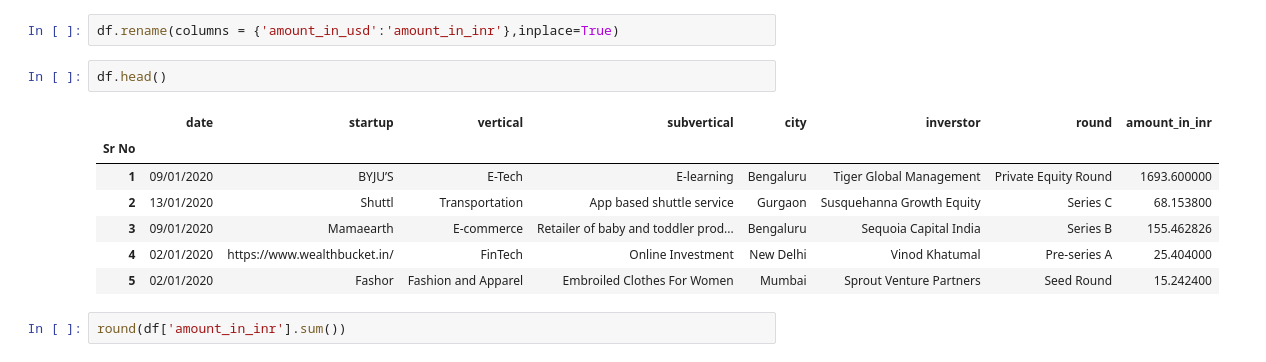
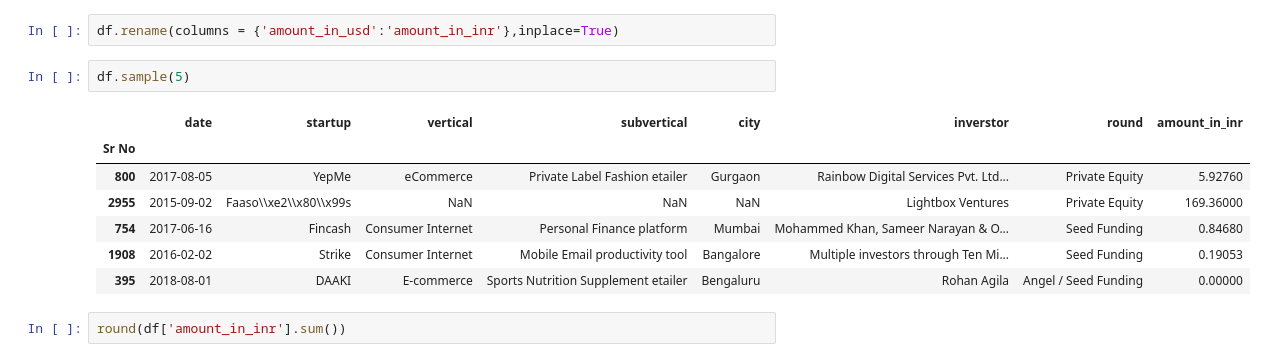
Before and after one commit to Soumyajit71/Indian-Startup-Funding-Analysis, a Jupyter notebook: startup funding analysis.ipynb, the cells around one changed output. Drawn from its saved outputs; the diff is of its cells as text.

```diff
--- a/startup funding analysis.ipynb
+++ b/startup funding analysis.ipynb
@@ -183,15 +183,15 @@ df['amount_in_usd'] = df['amount_in_usd'].apply(to_inr)
 # %%
 df.rename(columns = {'amount_in_usd':'amount_in_inr'},inplace=True)
 # %%
-df.head()
+df.sample(5)
 # %% [output]
 |  | date | startup | vertical | subvertical | city | inverstor | round | amount_in_inr |
 | Sr No |  |  |  |  |  |  |  |  |
-| 1 | 09/01/2020 | BYJU’S | E-Tech | E-learning | Bengaluru | Tiger Global Management | Private Equity Round | 1693.600000 |
-| 2 | 13/01/2020 | Shuttl | Transportation | App based shuttle service | Gurgaon | Susquehanna Growth Equity | Series C | 68.153800 |
-| 3 | 09/01/2020 | Mamaearth | E-commerce | Retailer of baby and toddler prod... | Bengaluru | Sequoia Capital India | Series B | 155.462826 |
-| 4 | 02/01/2020 | https://www.wealthbucket.in/ | FinTech | Online Investment | New Delhi | Vinod Khatumal | Pre-series A | 25.404000 |
-| 5 | 02/01/2020 | Fashor | Fashion and Apparel | Embroiled Clothes For Women | Mumbai | Sprout Venture Partners | Seed Round | 15.242400 |
+| 800 | 2017-08-05 | YepMe | eCommerce | Private Label Fashion etailer | Gurgaon | Rainbow Digital Services Pvt. Ltd... | Private Equity | 5.92760 |
+| 2955 | 2015-09-02 | Faaso\\xe2\\x80\\x99s | NaN | NaN | NaN | Lightbox Ventures | Private Equity | 169.36000 |
+| 754 | 2017-06-16 | Fincash | Consumer Internet | Personal Finance platform | Mumbai | Mohammed Khan, Sameer Narayan & O... | Seed Funding | 0.84680 |
+| 1908 | 2016-02-02 | Strike | Consumer Internet | Mobile Email productivity tool | Bangalore | Multiple investors through Ten Mi... | Seed Funding | 0.19053 |
+| 395 | 2018-08-01 | DAAKI | E-commerce | Sports Nutrition Supplement etailer | Bengaluru | Rohan Agila | Angel / Seed Funding | 0.00000 |
 # %%
 round(df['amount_in_inr'].sum())
 # %% [output]
```
Also changed, not shown: parts of 9 cells of this notebook, 1 other file.
